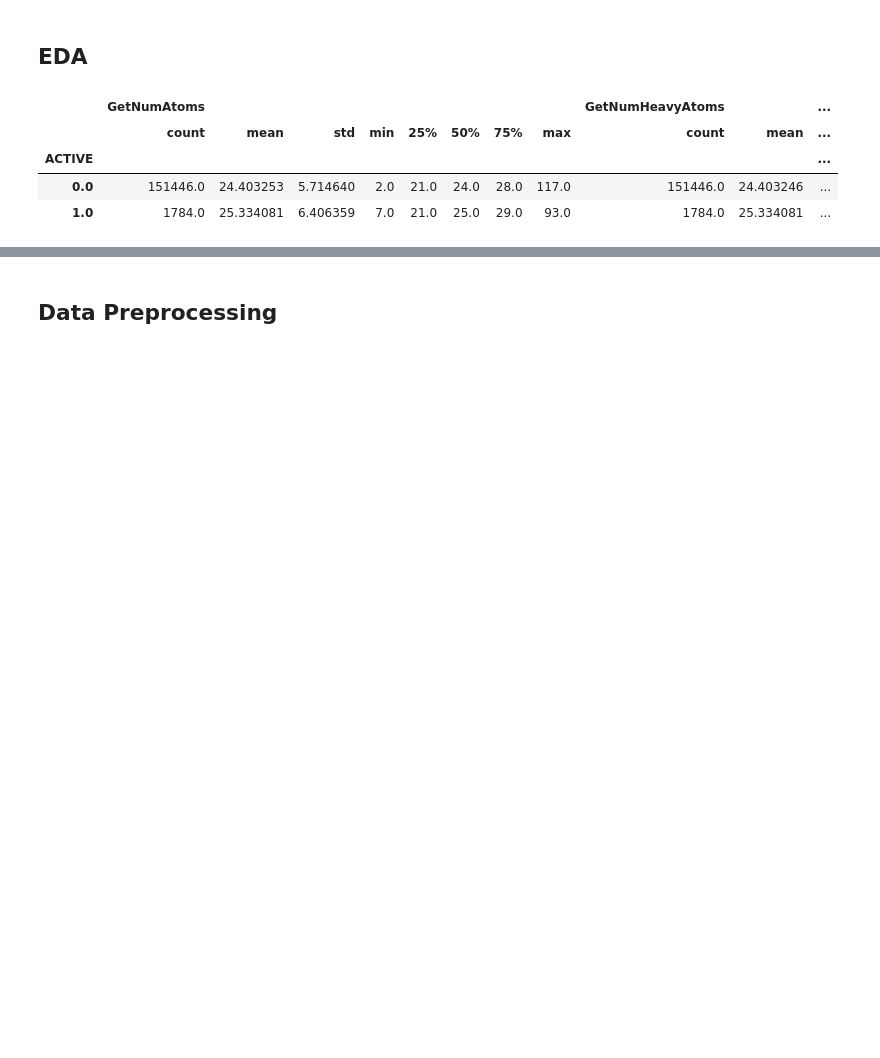
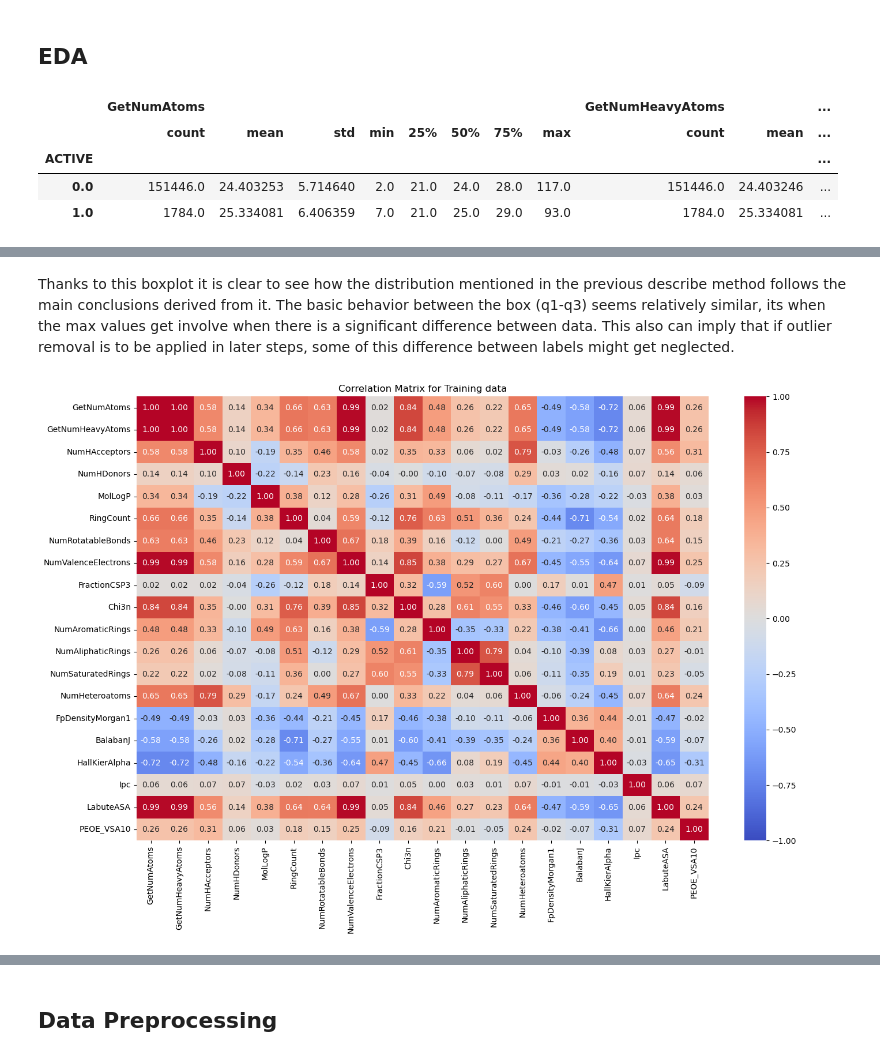
Before and after one commit to Christian-Duran-Garcia/ID2214-G13, a Jupyter notebook: Project/Assignment 4a.ipynb, the cells around one changed output, grey strips where cells are left out. Drawn from its saved outputs; the diff is of its cells as text; code cells hidden in the pictures; blank space fills up the shorter version.

```diff
--- a/Project/Assignment 4a.ipynb
+++ b/Project/Assignment 4a.ipynb
@@ -161,0 +212,12 @@ plt.tight_layout()
+# %% [markdown]
+Thanks to this boxplot it is clear to see how the distribution mentioned in the previous describe method follows the main conclusions derived from it. The basic behavior between the box (q1-q3) seems relatively similar, its when the max values get involve when there is a significant difference between data. This also can imply that if outlier removal is to be applied in later steps, some of this difference between labels might get neglected.
+# %%
+# Create a heatmap
+plt.figure(figsize=(16,10))
+
+sns.heatmap(train_df.iloc[:,2:-1].corr(), annot=True, cmap='coolwarm', fmt='.2f', vmin=-1, vmax=1)
+plt.title('Correlation Matrix for Training data')
+
+plt.show()
+# %% [output]
+[figure, added]
```
Also changed, not shown: parts of 10 cells of this notebook.
